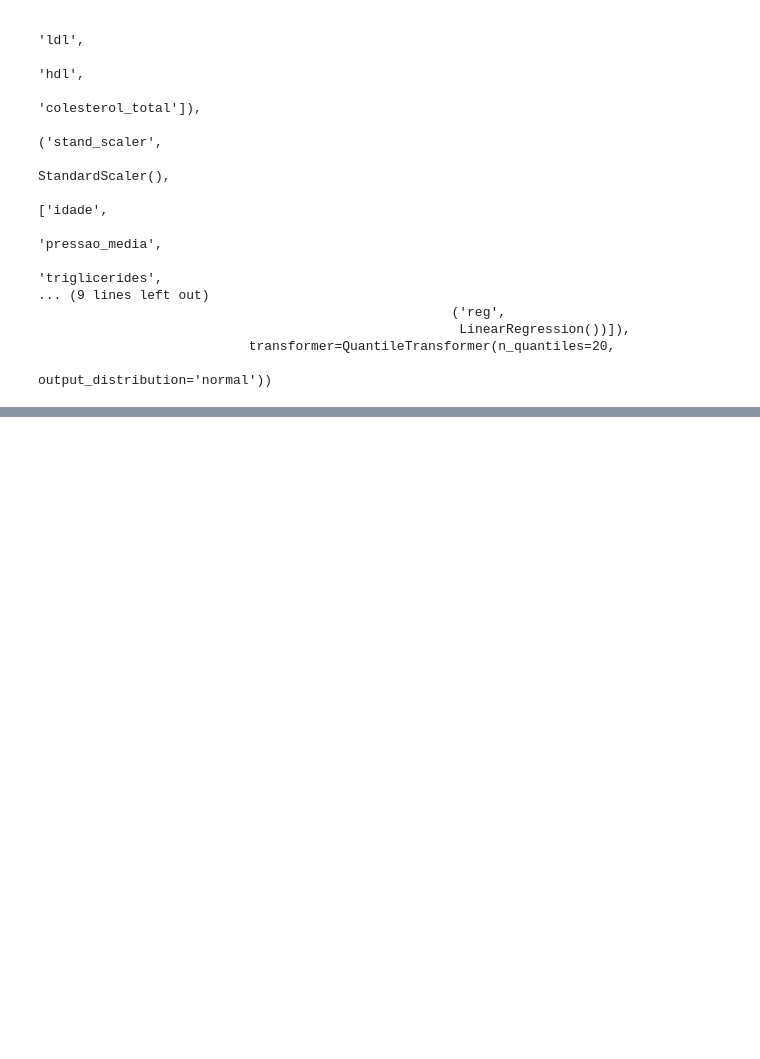
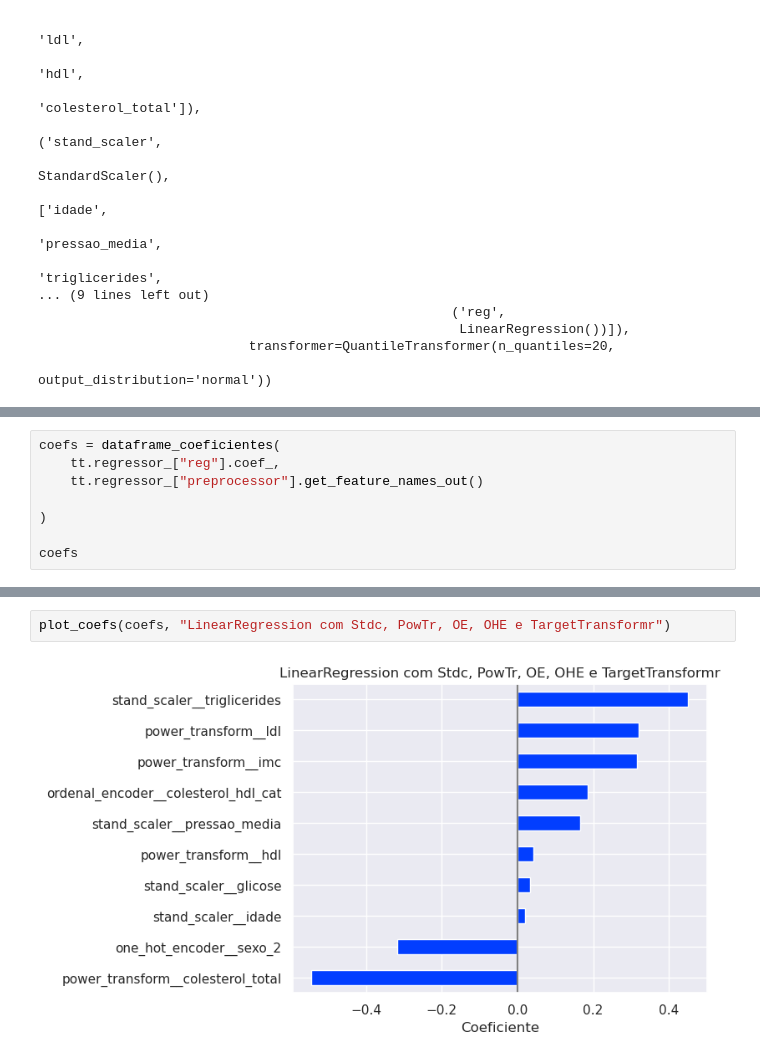
Before and after one commit to PauloViniciusR/Modelos_regressao, a Jupyter notebook: notebooks/07_target_transformer.ipynb, the cells around one changed output, grey strips where cells are left out. Drawn from its saved outputs; the diff is of its cells as text; blank space fills up the shorter version.

Commit message:
Regressao linear

```diff
--- a/notebooks/07_target_transformer.ipynb
+++ b/notebooks/07_target_transformer.ipynb
@@ -265,0 +332,8 @@ TransformedTargetRegressor(regressor=Pipeline(steps=[('preprocessor',
+# %%
+coefs = dataframe_coeficientes(
+    tt.regressor_["reg"].coef_,
+    tt.regressor_["preprocessor"].get_feature_names_out()
+
+)
+
+coefs
@@ -265,0 +352,4 @@ TransformedTargetRegressor(regressor=Pipeline(steps=[('preprocessor',
+# %%
+plot_coefs(coefs, "LinearRegression com Stdc, PowTr, OE, OHE e TargetTransformr")
+# %% [output]
+[figure, added]
```
Also changed, not shown: parts of 8 cells of this notebook.
